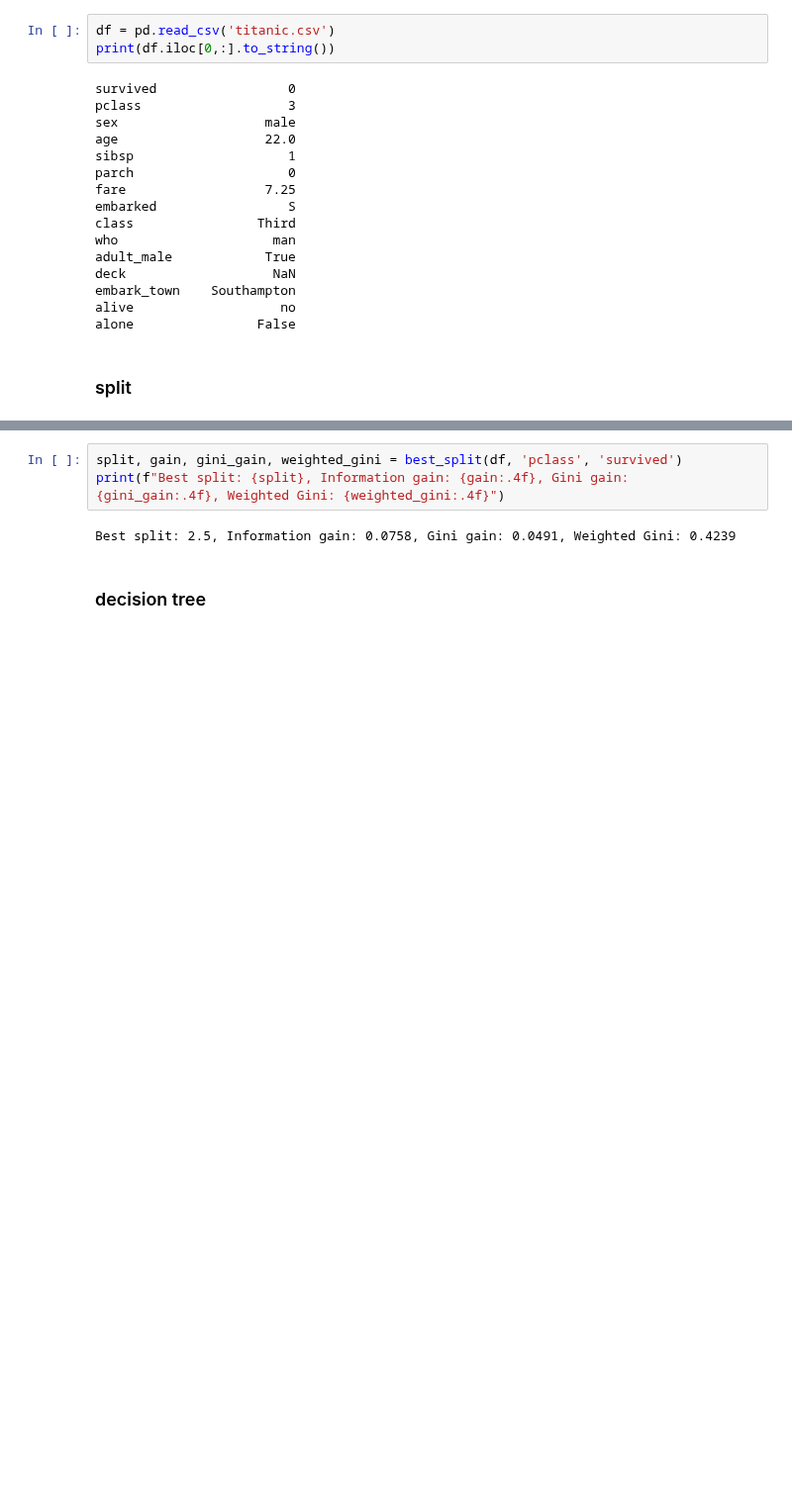
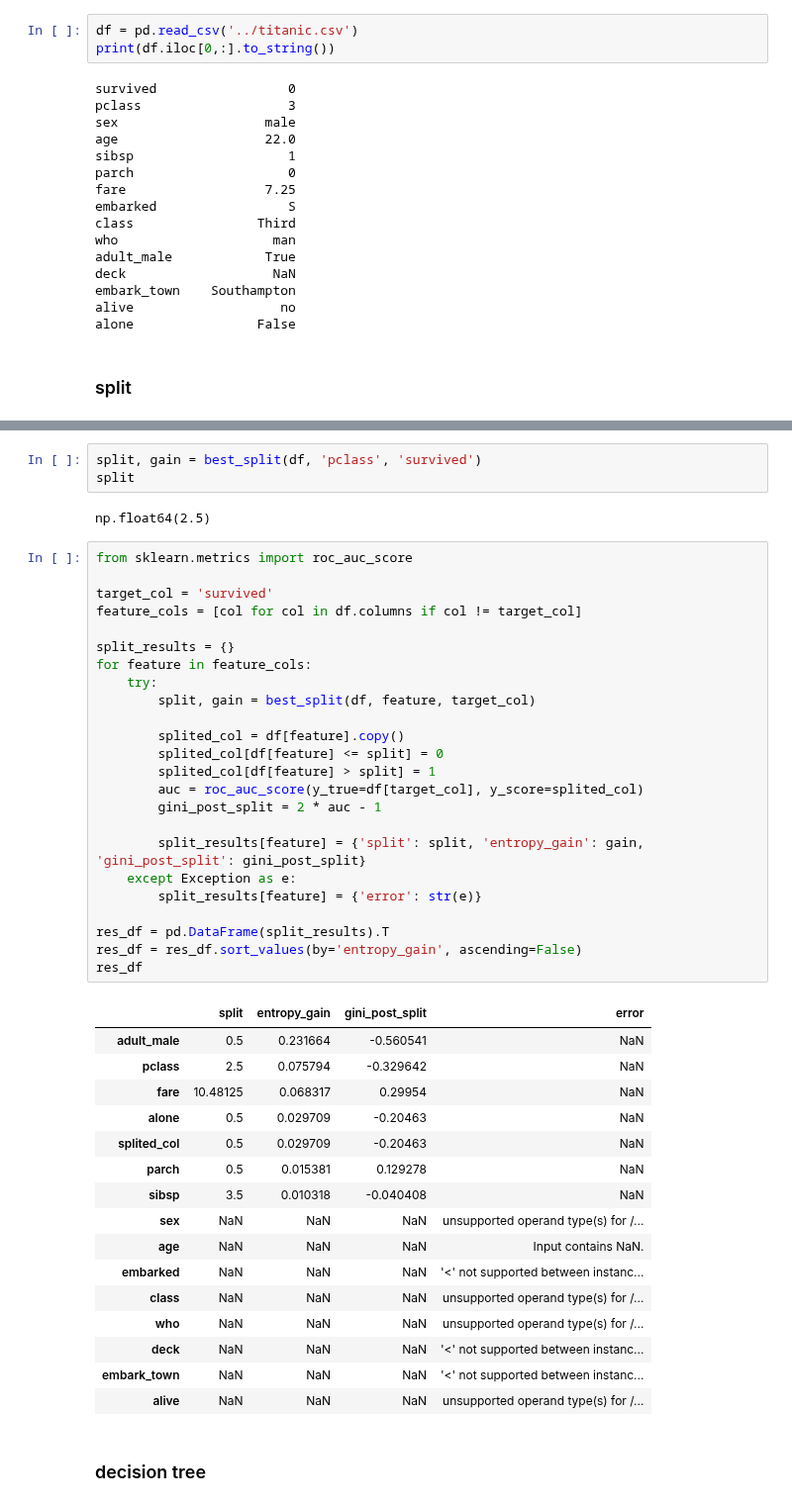
Before and after one commit to 0xdomyz/python_collection, a Jupyter notebook: model/decision_trees/decision_tree.ipynb, the cells around one changed output, grey strips where cells are left out. Shown at 99% size. Cells and saved outputs as stored; diff of their text form; blank space fills up the shorter version.

Commit message:
add entropy split on columns to d tree scripts

```diff
--- a/model/decision_trees/decision_tree.ipynb
+++ b/model/decision_trees/decision_tree.ipynb
@@ -13,7 +13,7 @@ import pandas as pd
 import statsmodels.api as sm
 from scipy import stats
 # %%
-df = pd.read_csv('titanic.csv')
+df = pd.read_csv('../titanic.csv')
 print(df.iloc[0,:].to_string())
 # %% [output]
 survived                 0
@@ -71,8 +65,49 @@ def best_split(df, feature_col, target_col):
 # %%
-split, gain, gini_gain, weighted_gini = best_split(df, 'pclass', 'survived')
-print(f"Best split: {split}, Information gain: {gain:.4f}, Gini gain: {gini_gain:.4f}, Weighted Gini: {weighted_gini:.4f}")
+split, gain = best_split(df, 'pclass', 'survived')
+split
 # %% [output]
-Best split: 2.5, Information gain: 0.0758, Gini gain: 0.0491, Weighted Gini: 0.4239
+np.float64(2.5)
+# %%
+from sklearn.metrics import roc_auc_score
+
+target_col = 'survived'
+feature_cols = [col for col in df.columns if col != target_col]
+
+split_results = {}
+for feature in feature_cols:
+    try:
+        split, gain = best_split(df, feature, target_col)
+
+        splited_col = df[feature].copy()
+        splited_col[df[feature] <= split] = 0
+        splited_col[df[feature] > split] = 1
+        auc = roc_auc_score(y_true=df[target_col], y_score=splited_col)
+        gini_post_split = 2 * auc - 1
+
+        split_results[feature] = {'split': split, 'entropy_gain': gain, 'gini_post_split': gini_post_split}
+    except Exception as e:
+        split_results[feature] = {'error': str(e)}
+
+res_df = pd.DataFrame(split_results).T
+res_df = res_df.sort_values(by='entropy_gain', ascending=False)
+res_df
+# %% [output]
+|  | split | entropy_gain | gini_post_split | error |
+| adult_male | 0.5 | 0.231664 | -0.560541 | NaN |
+| pclass | 2.5 | 0.075794 | -0.329642 | NaN |
+| fare | 10.48125 | 0.068317 | 0.29954 | NaN |
+| alone | 0.5 | 0.029709 | -0.20463 | NaN |
+| splited_col | 0.5 | 0.029709 | -0.20463 | NaN |
+| parch | 0.5 | 0.015381 | 0.129278 | NaN |
+| sibsp | 3.5 | 0.010318 | -0.040408 | NaN |
+| sex | NaN | NaN | NaN | unsupported operand type(s) for /... |
+| age | NaN | NaN | NaN | Input contains NaN. |
+| embarked | NaN | NaN | NaN | '<' not supported between instanc... |
+| class | NaN | NaN | NaN | unsupported operand type(s) for /... |
+| who | NaN | NaN | NaN | unsupported operand type(s) for /... |
+| deck | NaN | NaN | NaN | '<' not supported between instanc... |
+| embark_town | NaN | NaN | NaN | '<' not supported between instanc... |
+| alive | NaN | NaN | NaN | unsupported operand type(s) for /... |
 # %% [markdown]
 ### decision tree
 # %%
```
Also changed, not shown: parts of 1 cell of this notebook.
